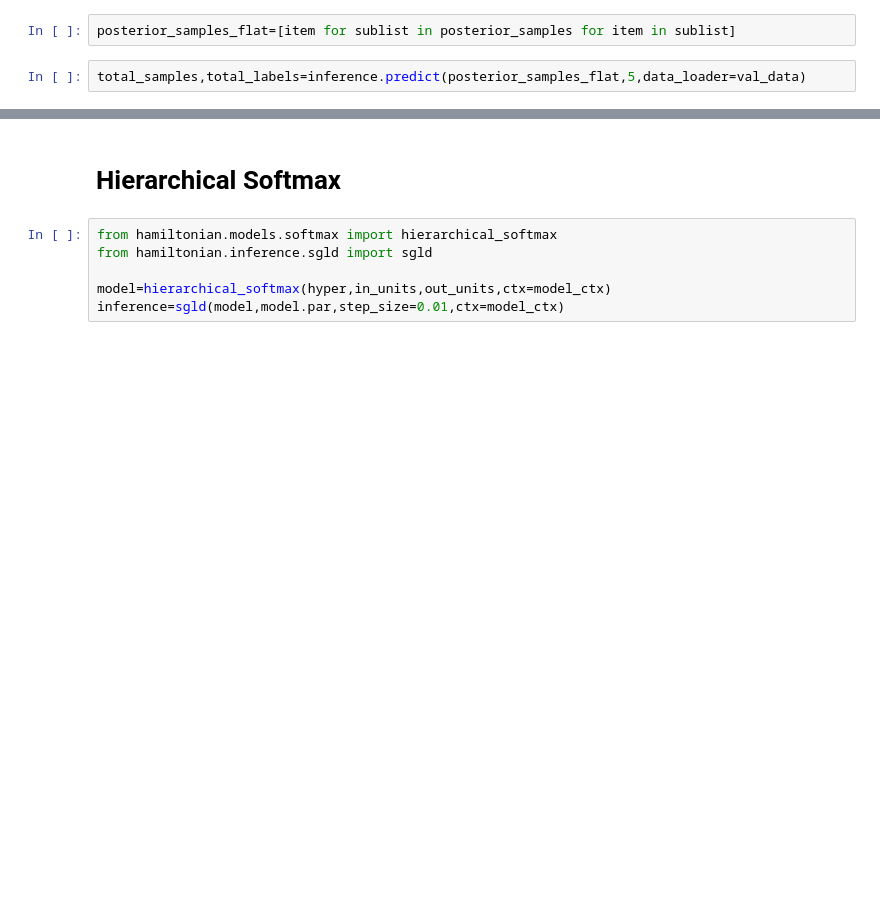
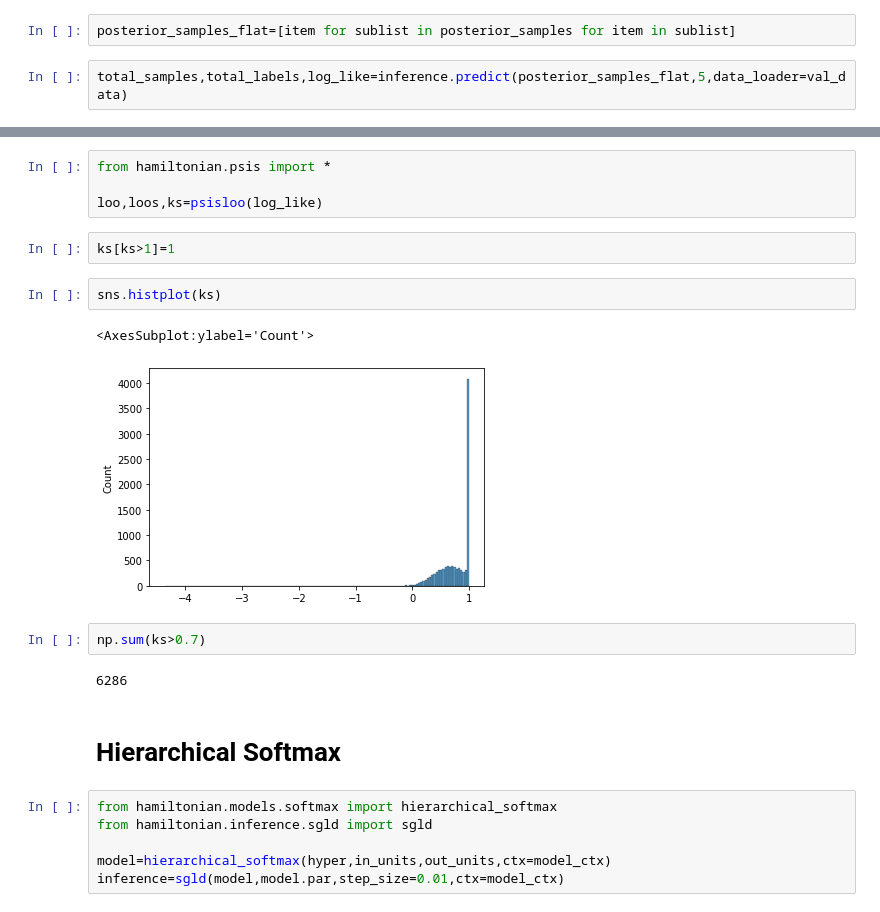
Before and after one commit to sherna90/mxprob, a Jupyter notebook: benchmarks/1.-mnist-softmax.ipynb, the cells around one changed output, grey strips where cells are left out. Drawn from its saved outputs; the diff is of its cells as text; blank space fills up the shorter version.

```diff
--- a/benchmarks/1.-mnist-softmax.ipynb
+++ b/benchmarks/1.-mnist-softmax.ipynb
@@ -198,6 +169,6 @@ plt.savefig('sgld_softmax.pdf', bbox_inches='tight')
 # %%
 posterior_samples_flat=[item for sublist in posterior_samples for item in sublist]
 # %%
-total_samples,total_labels=inference.predict(posterior_samples_flat,5,data_loader=val_data)
+total_samples,total_labels,log_like=inference.predict(posterior_samples_flat,5,data_loader=val_data)
 # %%
 from sklearn.metrics import classification_report
@@ -278,3 +233,18 @@ mean_mcse_values
+# %%
+from hamiltonian.psis import *
+
+loo,loos,ks=psisloo(log_like)
+# %%
+ks[ks>1]=1
+# %%
+sns.histplot(ks)
+# %% [output]
+<AxesSubplot:ylabel='Count'>
+[figure, added]
+# %%
+np.sum(ks>0.7)
+# %% [output]
+6286
 # %% [markdown]
 # Hierarchical Softmax <a class="anchor" id="chapter3"></a>
 # %%
```
Also changed, not shown: parts of 38 cells of this notebook, 3 other files.
